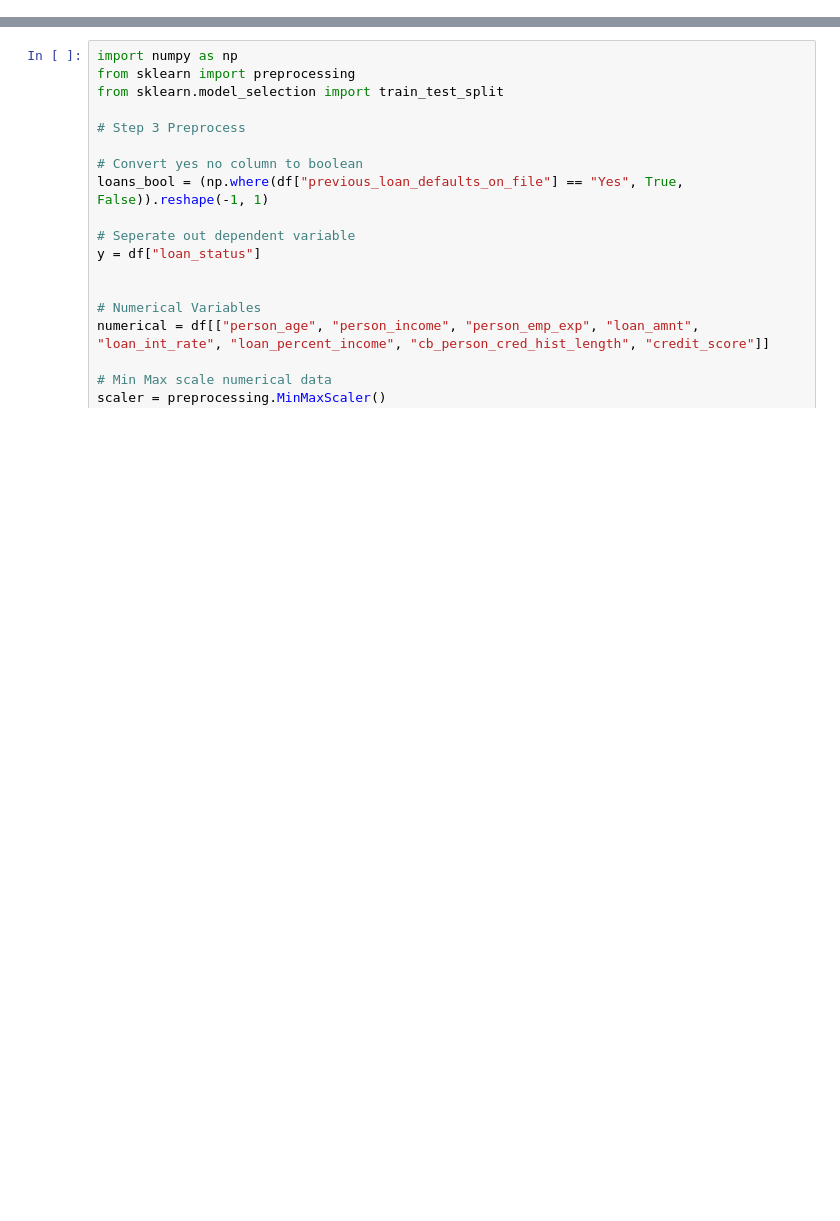
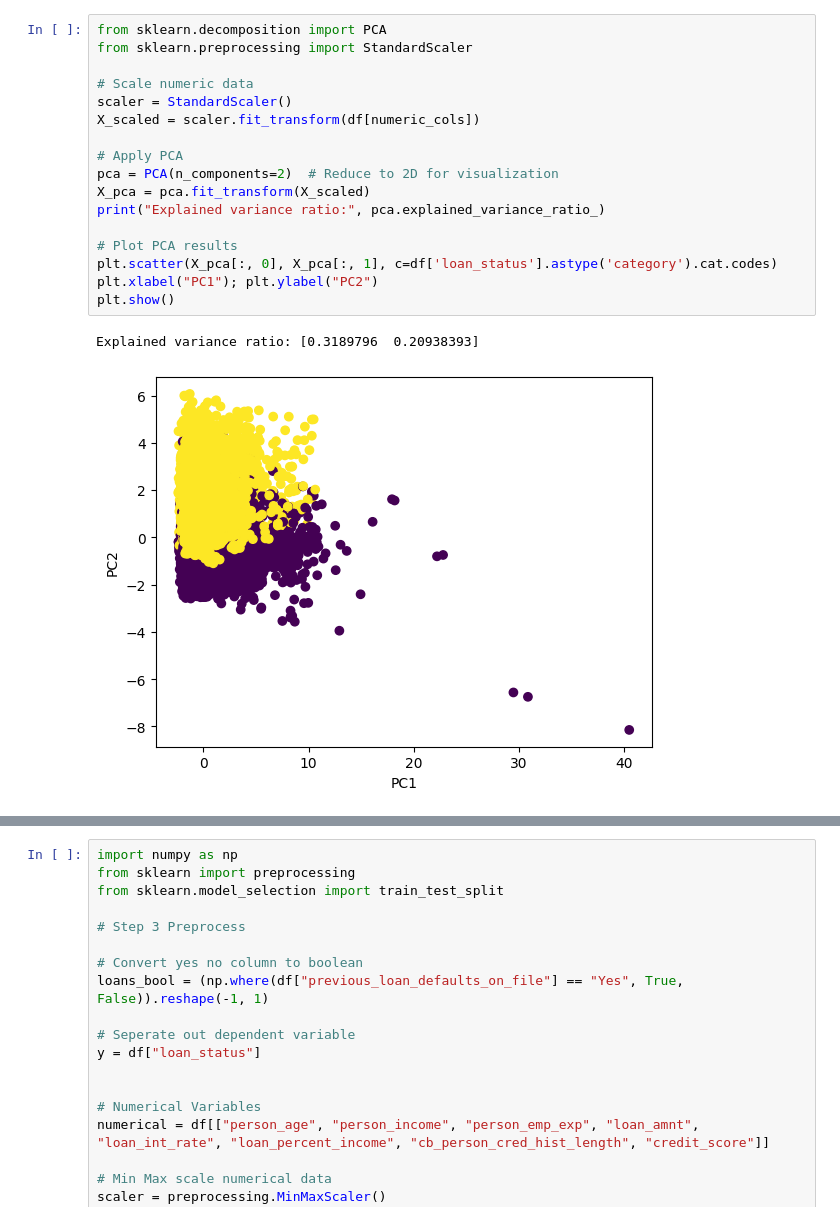
Before and after one commit to samuelbaldwin05/PredictingLoanDefaults, a Jupyter notebook: notebooks/loan_default.ipynb, the cells around one changed output, grey strips where cells are left out. Saved outputs shown, nothing was run; the diff lists cells and outputs as text; blank space fills up the shorter version.

```diff
--- a/notebooks/loan_default.ipynb
+++ b/notebooks/loan_default.ipynb
@@ -95,0 +169,20 @@ df
+# %%
+from sklearn.decomposition import PCA
+from sklearn.preprocessing import StandardScaler
+
+# Scale numeric data
+scaler = StandardScaler()
+X_scaled = scaler.fit_transform(df[numeric_cols])
+
+# Apply PCA
+pca = PCA(n_components=2)  # Reduce to 2D for visualization
+X_pca = pca.fit_transform(X_scaled)
+print("Explained variance ratio:", pca.explained_variance_ratio_)
+
+# Plot PCA results
+plt.scatter(X_pca[:, 0], X_pca[:, 1], c=df['loan_status'].astype('category').cat.codes)
+plt.xlabel("PC1"); plt.ylabel("PC2")
+plt.show()
+# %% [output]
+Explained variance ratio: [0.3189796  0.20938393]
+[figure, added]
```
Also changed, not shown: parts of 13 cells of this notebook.
